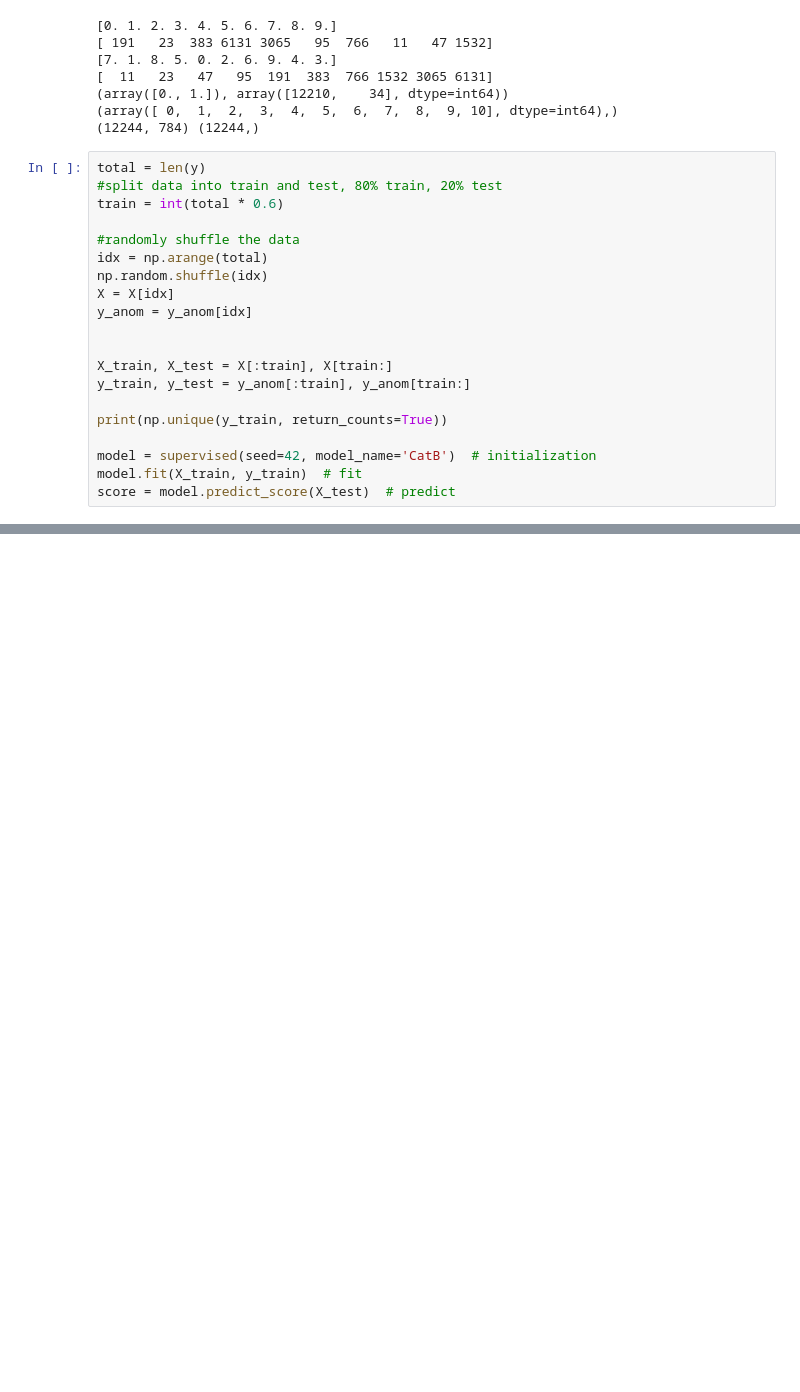
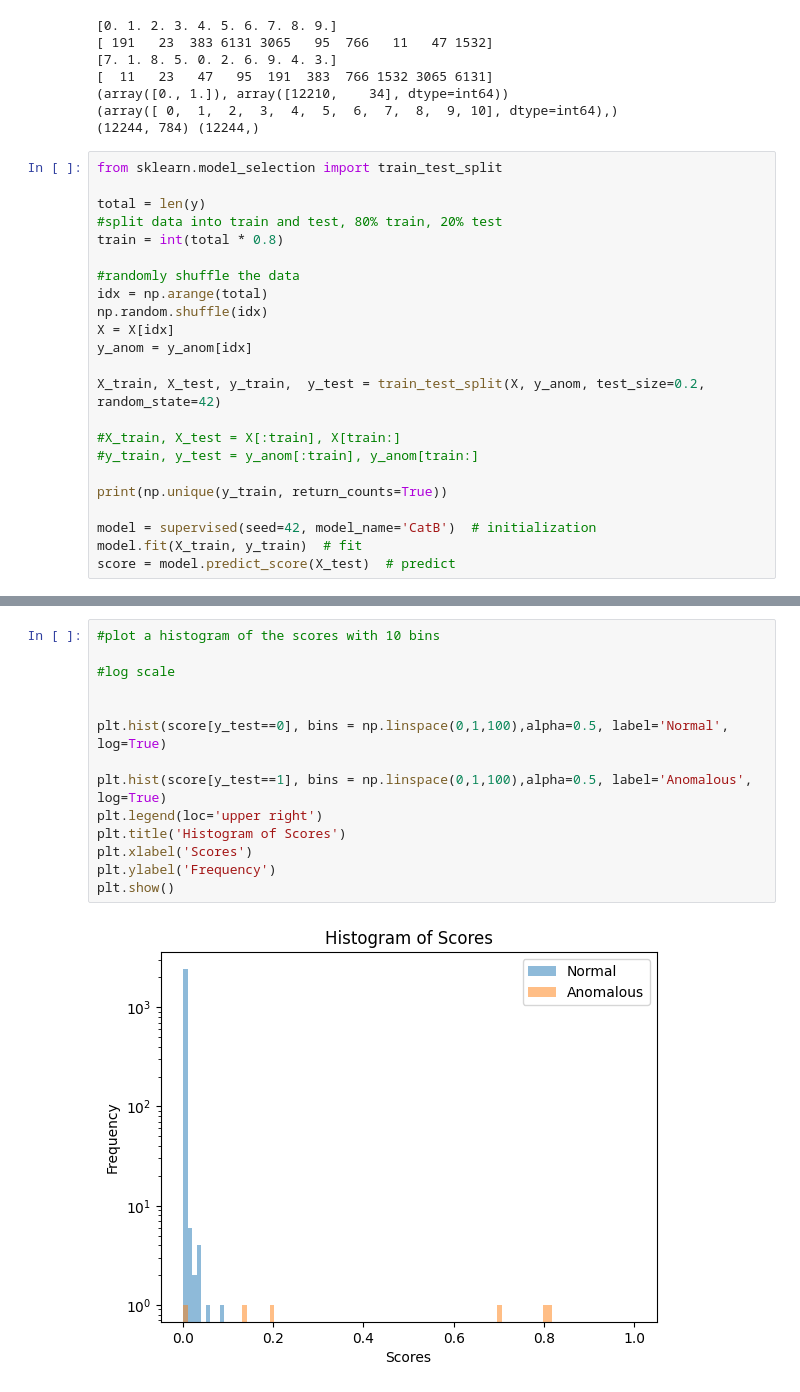
Before and after one commit to krisrjensen/csc730, a Jupyter notebook: adbench_test_environment.ipynb, the cells around one changed output, grey strips where cells are left out. Drawn from its saved outputs; the diff is of its cells as text; blank space fills up the shorter version.

```diff
--- a/adbench_test_environment.ipynb
+++ b/adbench_test_environment.ipynb
@@ -231,9 +231,11 @@ for i,_ in enumerate(np.unique(y)):
 (array([ 0,  1,  2,  3,  4,  5,  6,  7,  8,  9, 10], dtype=int64),)
 (12244, 784) (12244,)
 # %%
+from sklearn.model_selection import train_test_split
+
 total = len(y)
 #split data into train and test, 80% train, 20% test
-train = int(total * 0.6)
+train = int(total * 0.8)
 
 #randomly shuffle the data
 idx = np.arange(total)
@@ -241,9 +243,10 @@ np.random.shuffle(idx)
 X = X[idx]
 y_anom = y_anom[idx]
 
+X_train, X_test, y_train,  y_test = train_test_split(X, y_anom, test_size=0.2, random_state=42)
 
-X_train, X_test = X[:train], X[train:]
-y_train, y_test = y_anom[:train], y_anom[train:]
+#X_train, X_test = X[:train], X[train:]
+#y_train, y_test = y_anom[:train], y_anom[train:]
 
 print(np.unique(y_train, return_counts=True))
 
@@ -301,0 +295,16 @@ plt.show()
+# %%
+#plot a histogram of the scores with 10 bins
+
+#log scale
+
+
+plt.hist(score[y_test==0], bins = np.linspace(0,1,100),alpha=0.5, label='Normal', log=True)
+
+plt.hist(score[y_test==1], bins = np.linspace(0,1,100),alpha=0.5, label='Anomalous', log=True)
+plt.legend(loc='upper right')
+plt.title('Histogram of Scores')
+plt.xlabel('Scores')
+plt.ylabel('Frequency')
+plt.show()
+# %% [output]
+[figure, added]
```
Also changed, not shown: parts of 4 cells of this notebook, 4 other files.
